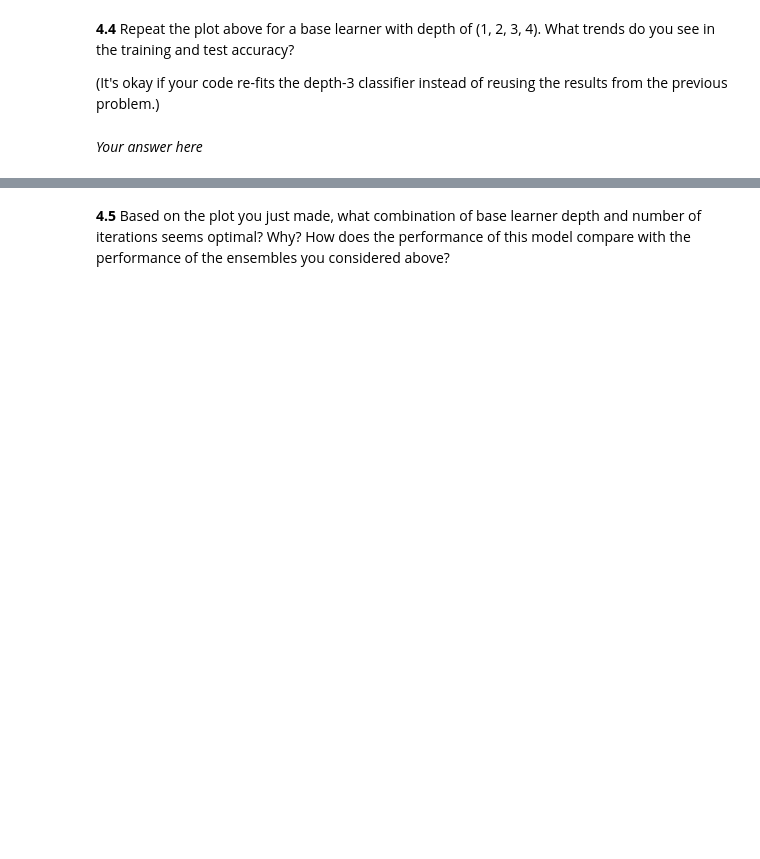
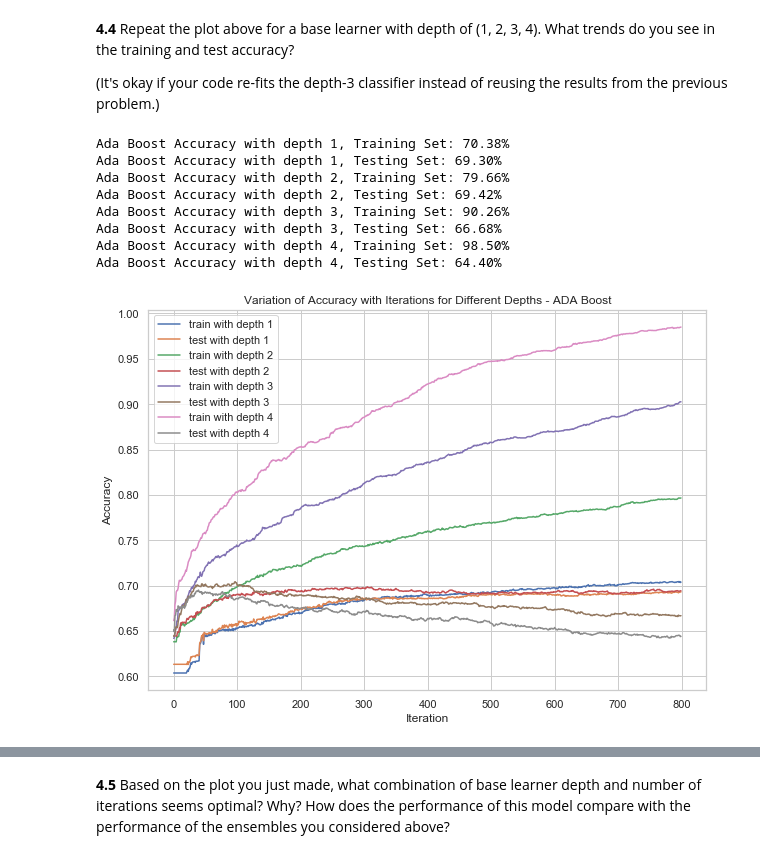
Before and after one commit to ccc255/2019-CS109A, a Jupyter notebook: cs109a_hw6/cs109a_hw6_release.ipynb, the cells around one changed output, grey strips where cells are left out. Drawn from its saved outputs; the diff is of its cells as text; code cells hidden in the pictures; blank space fills up the shorter version.

```diff
--- a/cs109a_hw6/cs109a_hw6_release.ipynb
+++ b/cs109a_hw6/cs109a_hw6_release.ipynb
@@ -724,2 +843,48 @@ for var in ['tree1', 'tree2']:
-# %% [markdown]
-*Your answer here*
+# %%
+# Iterate through different tree depths
+np.random.seed(42)
+plt.rcParams['figure.figsize']=[10,7]
+
+depths_to_try = [1, 2, 3, 4]
+for i in depths_to_try:
+
+    #Fit an Adaboost Model
+
+    #Training
+    model = AdaBoostClassifier(base_estimator=DecisionTreeClassifier(max_depth=i),
+                               n_estimators=800,
+                               learning_rate=0.05)
+    model.fit(X_train, y_train)
+
+    #Predict
+    y_pred_train_ada = model.predict(X_train)
+    y_pred_test_ada = model.predict(X_test)
+
+    #Performance Evaluation
+    acc_boosting_training = accuracy_score(y_train, y_pred_train_ada)*100
+    acc_boosting_test = accuracy_score(y_test, y_pred_test_ada)*100
+
+    print("Ada Boost Accuracy with depth {}, Training Set: {:0.2f}%".format(i,acc_boosting_training))
+    print("Ada Boost Accuracy with depth {}, Testing Set: {:0.2f}%".format(i,acc_boosting_test))
+
+    #Plot Iteration based score
+    train_scores = list(model.staged_score(X_train, y_train))
+    test_scores = list(model.staged_score(X_test, y_test))
+
+    #plt.figure(figsize=(10,7))
+    plt.plot(train_scores,label='train with depth {}'.format(i))
+    plt.plot(test_scores,label='test with depth {}'.format(i))
+    plt.xlabel('Iteration')
+    plt.ylabel('Accuracy')
+    plt.title("Variation of Accuracy with Iterations for Different Depths - ADA Boost")
+    plt.legend();
+# %% [output]
+Ada Boost Accuracy with depth 1, Training Set: 70.38%
+Ada Boost Accuracy with depth 1, Testing Set: 69.30%
+Ada Boost Accuracy with depth 2, Training Set: 79.66%
+Ada Boost Accuracy with depth 2, Testing Set: 69.42%
+Ada Boost Accuracy with depth 3, Training Set: 90.26%
+Ada Boost Accuracy with depth 3, Testing Set: 66.68%
+Ada Boost Accuracy with depth 4, Training Set: 98.50%
+Ada Boost Accuracy with depth 4, Testing Set: 64.40%
+[figure, added]
```
Also changed, not shown: parts of 44 cells of this notebook, 24 other files.
